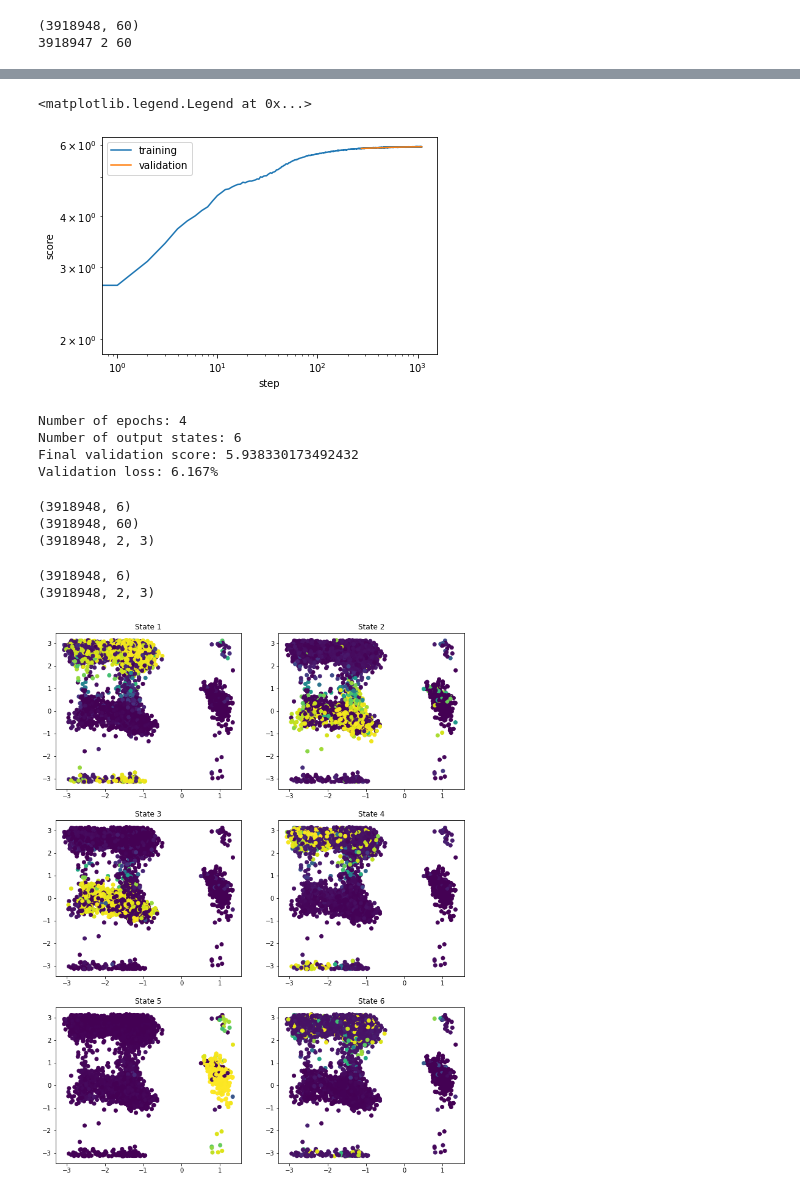
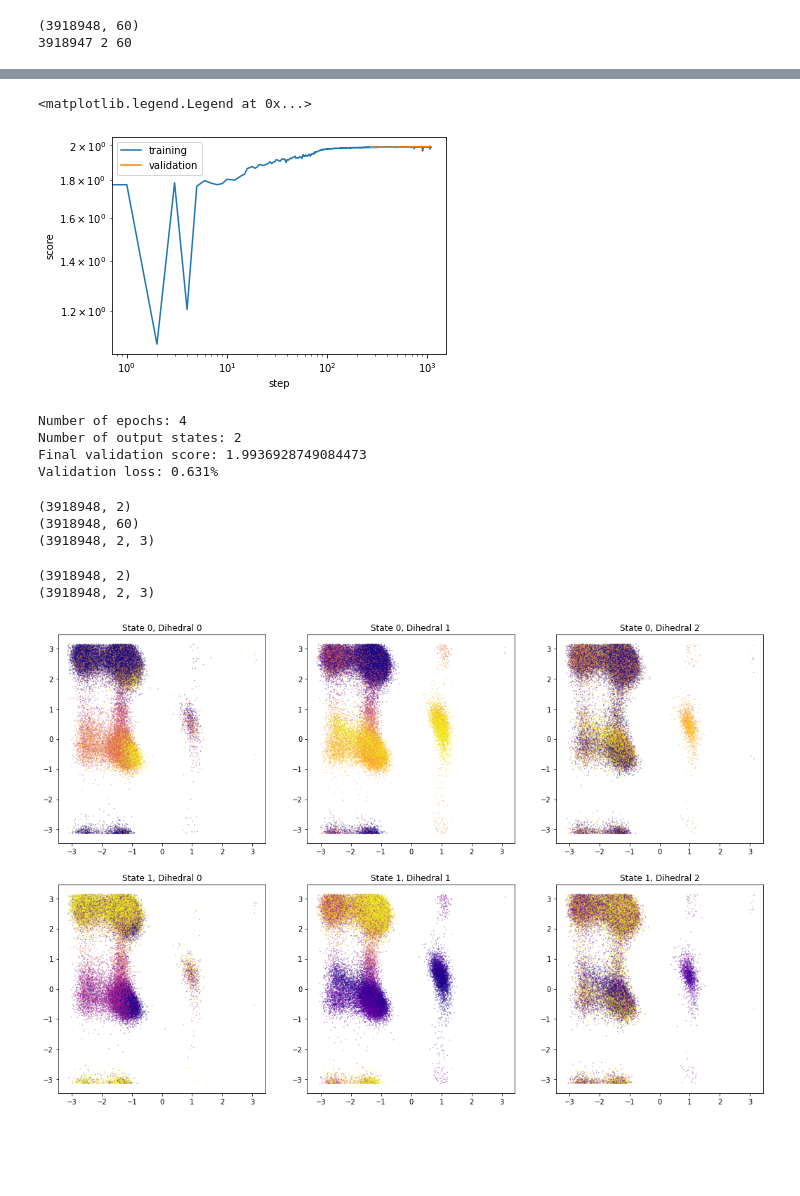
Before and after one commit to not-matt/online_vampnets, a Jupyter notebook: examples/ala2/deeptime_alanine_dipeptide.ipynb, the cells around one changed output, grey strips where cells are left out. Drawn from its saved outputs; the diff is of its cells as text; code cells hidden in the pictures; blank space fills up the shorter version.

```diff
--- a/examples/ala2/deeptime_alanine_dipeptide.ipynb
+++ b/examples/ala2/deeptime_alanine_dipeptide.ipynb
@@ -89,7 +89,7 @@ print(len(dataset), len(dataset[0]), len(dataset[0][0]))
 n_coords = data_coords.shape[1]
 n_val = int(len(dataset)*.3)
 train_data, val_data = torch.utils.data.random_split(dataset, [len(dataset) - n_val, n_val])
-n_output_states = 6
+n_output_states = 2
 n_epochs = 4
 # %%
 lobe = nn.Sequential(
@@ -129,7 +129,7 @@ Sequential(
   (16): Softmax(dim=1)
 )
 # %%
-vampnet = VAMPNet(lobe=lobe, lobe_timelagged=lobe_timelagged, learning_rate=5e-4, device=device)
+vampnet = VAMPNet(lobe=lobe, lobe_timelagged=lobe_timelagged, learning_rate=5e-3, device=device)
 # %%
 loader_train = DataLoader(train_data, batch_size=10000, shuffle=True)
 loader_val = DataLoader(val_data, batch_size=len(val_data), shuffle=False)
@@ -144,7 +144,7 @@ plt.ylabel('score')
 plt.legend()
 # %% [output]
 <matplotlib.legend.Legend at 0x...>
-[figure, old version]
+[figure, new version]
 # %%
 validation_score = max(vampnet.train_scores[:, 1])
 print(f"Number of epochs: {n_epochs}")
@@ -153,9 +153,9 @@ print(f"Final validation score: {validation_score}")
 print(f"Validation loss: {100*(n_output_states - validation_score):.3f}%")
 # %% [output]
 Number of epochs: 4
-Number of output states: 6
-Final validation score: 5.938330173492432
-Validation loss: 6.167%
+Number of output states: 2
+Final validation score: 1.9936928749084473
+Validation loss: 0.631%
 # %%
 state_probabilities = model.transform(data_coords)
 print(state_probabilities.shape)
@@ -163,26 +163,29 @@ print(data_coords.shape)
 print(data_dihedral.shape)
 x = data_dihedral.reshape(len(data_dihedral), -1).shape
 # %% [output]
-(3918948, 6)
+(3918948, 2)
 (3918948, 60)
 (3918948, 2, 3)
 # %%
 state_probabilities = model.transform(data_coords)
-state_probabilities = np.vstack([state_probabilities])
+# state_probabilities = np.vstack([state_probabilities])
 print(state_probabilities.shape)
 print(data_dihedral.shape)
-f, axes = plt.subplots(n_output_states//2, 2, figsize=(12, 16))
+f, axes = plt.subplots(n_output_states, 3, figsize=(18, (18//3*n_output_states)))
 for i, ax in enumerate(axes.flatten()):
     ax.scatter(
-        data_dihedral[:, 0, 1][::500],
-        data_dihedral[:, 1, 1][::500],
-        c=state_probabilities[:, i][::500]
+        data_dihedral[:, 0, i%3][::50],
+        data_dihedral[:, 1, i%3][::50],
+        c=state_probabilities[:, i//3][::50],
+        cmap="plasma",
+        s=.2,
+        alpha=.5
     )
-    ax.set_title(f'State {i+1}')
+    ax.set_title(f'State {i//3}, Dihedral {i%3}')
 # %% [output]
-(3918948, 6)
+(3918948, 2)
 (3918948, 2, 3)
-[figure, old version]
+[figure, new version]
 # %%
 state_probabilities = model.transform(data_coords)
 for ix, (mini, maxi) in enumerate(zip(np.min(state_probabilities, axis=0),
```
Also changed, not shown: parts of 6 cells of this notebook.
